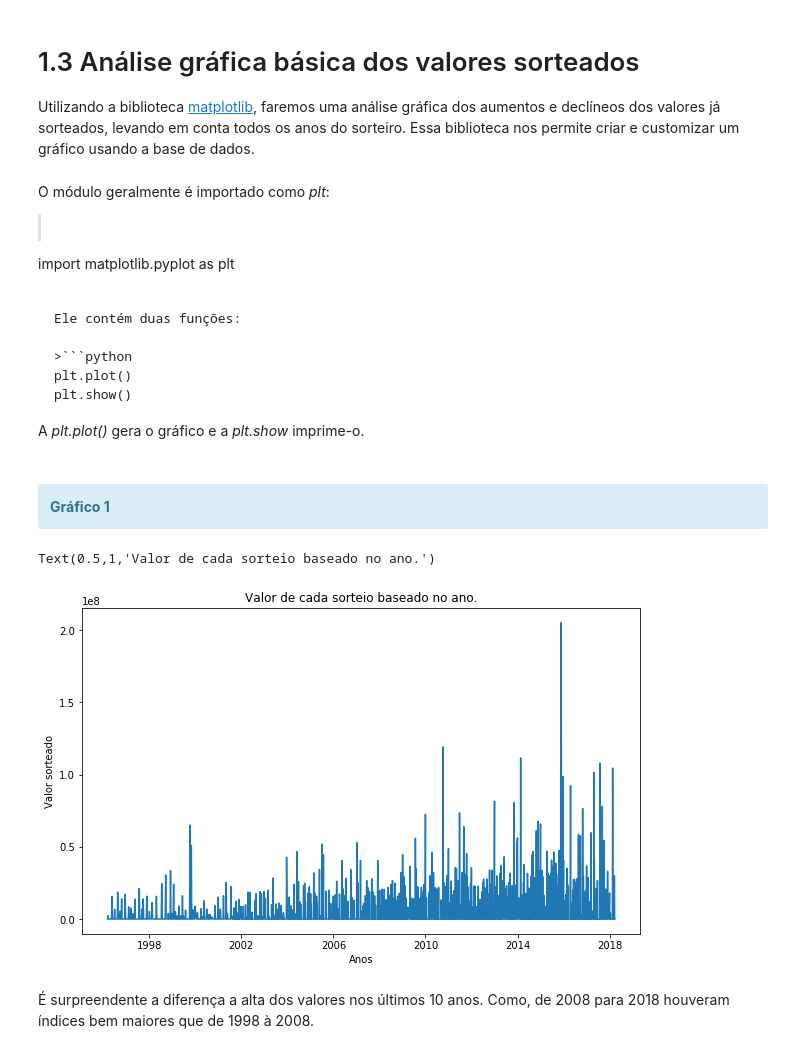
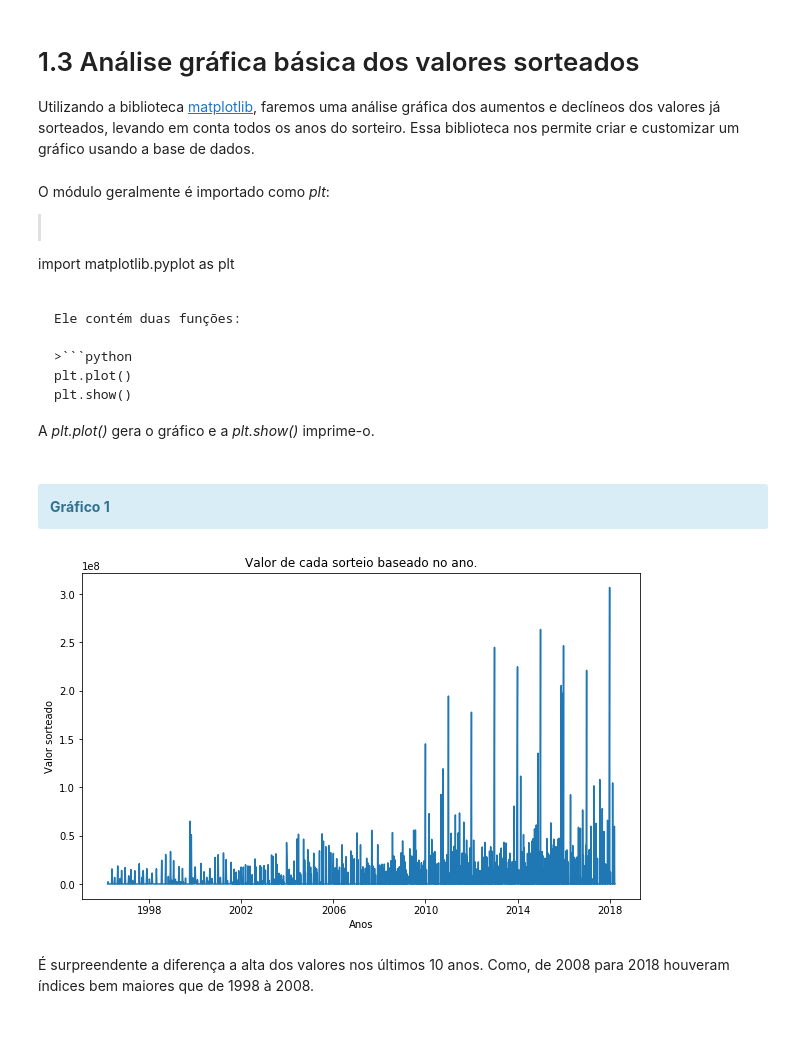
Before and after one commit to gabrielqap/analise-megasena, a Jupyter notebook: Trabalho extra - Unidade 1.ipynb, the cells around one changed output. Saved outputs shown, nothing was run; the diff lists cells and outputs as text; code cells hidden in the pictures.

````diff
--- a/Trabalho extra - Unidade 1.ipynb
+++ b/Trabalho extra - Unidade 1.ipynb
@@ -133,7 +133,7 @@ plt.plot()
 plt.show()
 ```
 
-A *plt.plot()* gera o gráfico e a *plt.show* imprime-o.
+A *plt.plot()* gera o gráfico e a *plt.show()* imprime-o.
 # %% [markdown]
 <br>
 <div class="alert alert-info">
@@ -142,17 +142,17 @@ A *plt.plot()* gera o gráfico e a *plt.show* imprime-o.
 # %%
 #Importaremos a biblioteca e geraremos o gráfico vázio.
 import matplotlib.pyplot as plt
 
 
 #Utilizaremos os valores como eixo Y e os anos como eixo X.
 plt.figure(figsize=(10,6))
-plt.plot( dados["Data Sorteio"], dados["Rateio_Sena"])
+plt.plot( dados["Data Sorteio"], dados["Premio"])
 plt.xlabel("Anos")
 plt.ylabel("Valor sorteado")
 plt.title("Valor de cada sorteio baseado no ano.")
+plt.show()
 # %% [output]
-Text(0.5,1,'Valor de cada sorteio baseado no ano.')
-[figure, old version]
+[figure, new version]
 # %% [markdown]
 É surpreendente a diferença a alta dos valores nos últimos 10 anos. Como, de 2008 para 2018 houveram índices bem maiores que de 1998 à 2008.
 # %%
````
Also changed, not shown: parts of 4 cells of this notebook.
